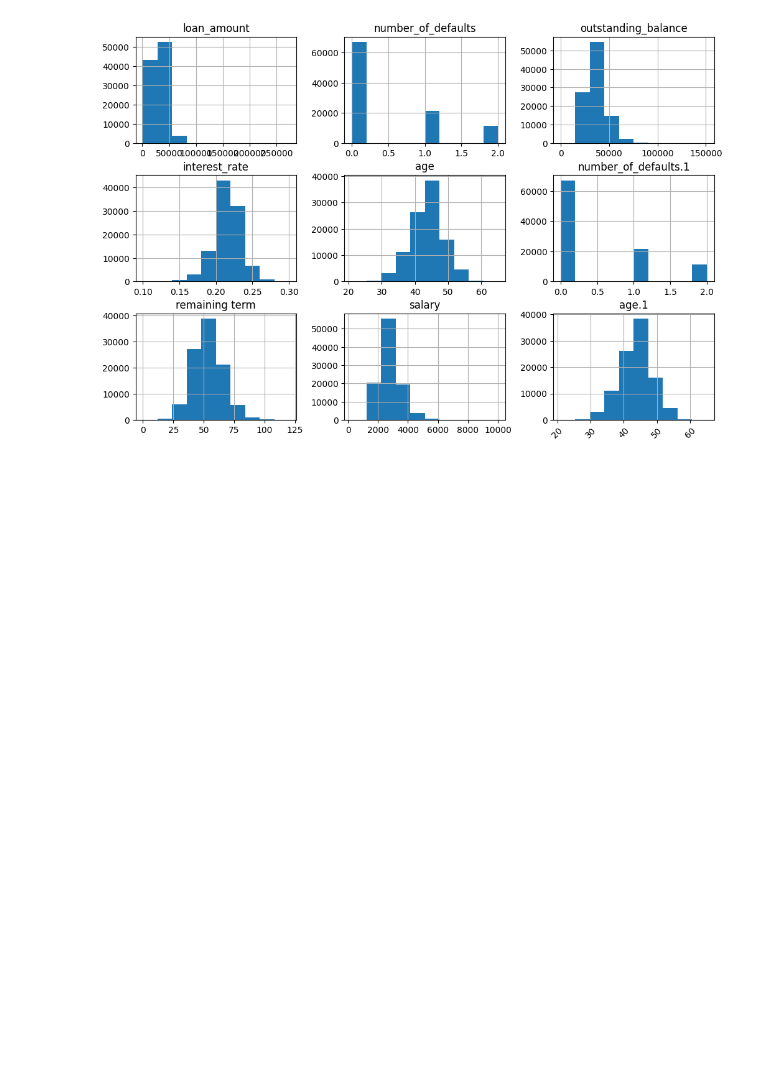
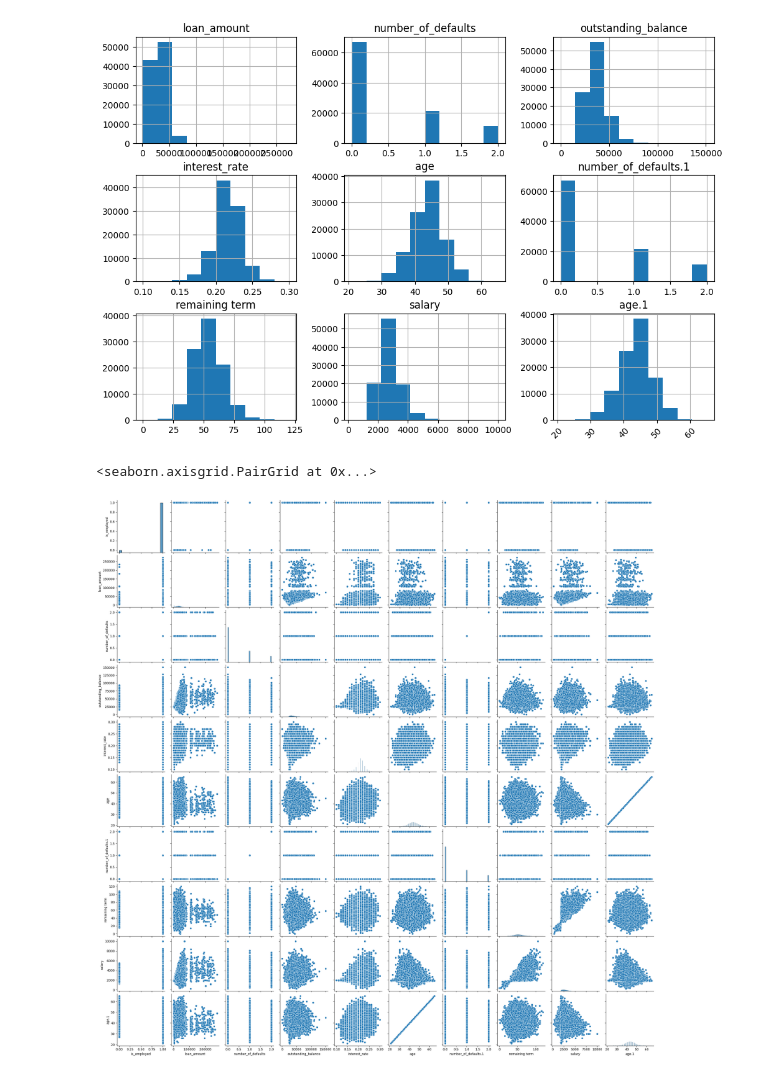
Before and after one commit to Augah2001/Data-Science-Competion-Question-and-Data, a Jupyter notebook: credit_risk.ipynb, the cells around one changed output. Cells and saved outputs as stored; diff of their text form; code cells hidden in the pictures; blank space fills up the shorter version.

Commit message:
bivariate relationship plots

```diff
--- a/credit_risk.ipynb
+++ b/credit_risk.ipynb
@@ -532,3 +532,14 @@ plt.xticks(rotation = 45);
 # %% [output]
 <Figure size 1200x800 with 0 Axes>
 [figure]
+# %%
+#convert to object dtypes to category for faster computation
+df = df.assign(**{col: df[col].astype('category') for col in df.select_dtypes(include='object')})
+# %%
+#multivariate relationship
+
+import seaborn as sns
+sns.pairplot(df)
+# %% [output]
+<seaborn.axisgrid.PairGrid at 0x...>
+[figure, added]
```
Also changed, not shown: parts of 5 cells of this notebook, 1 other file.
